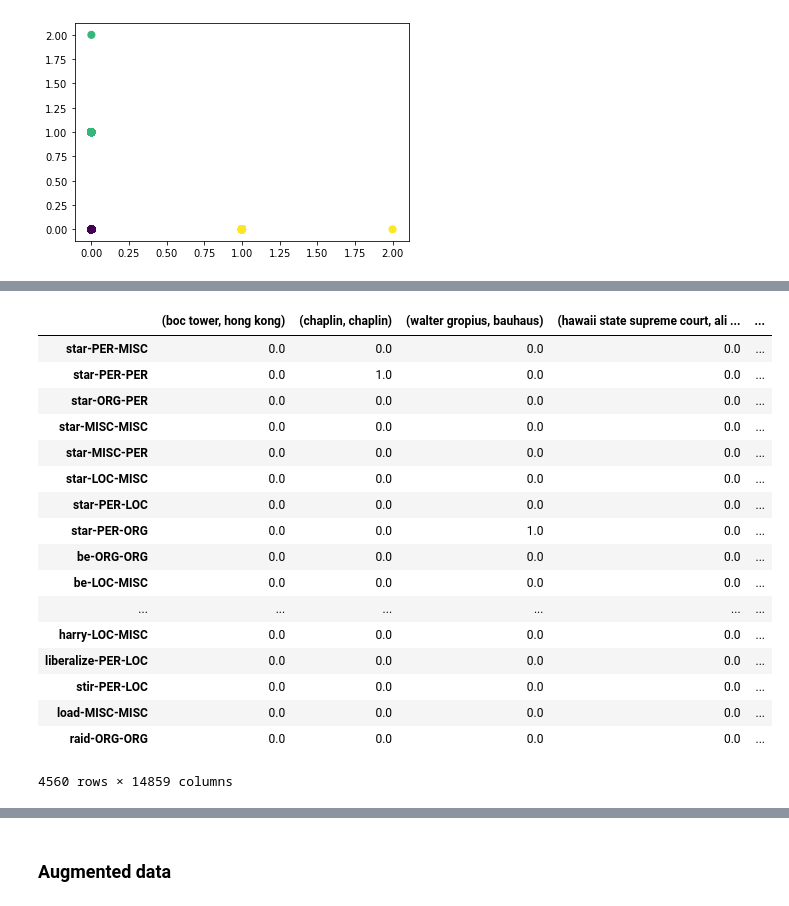
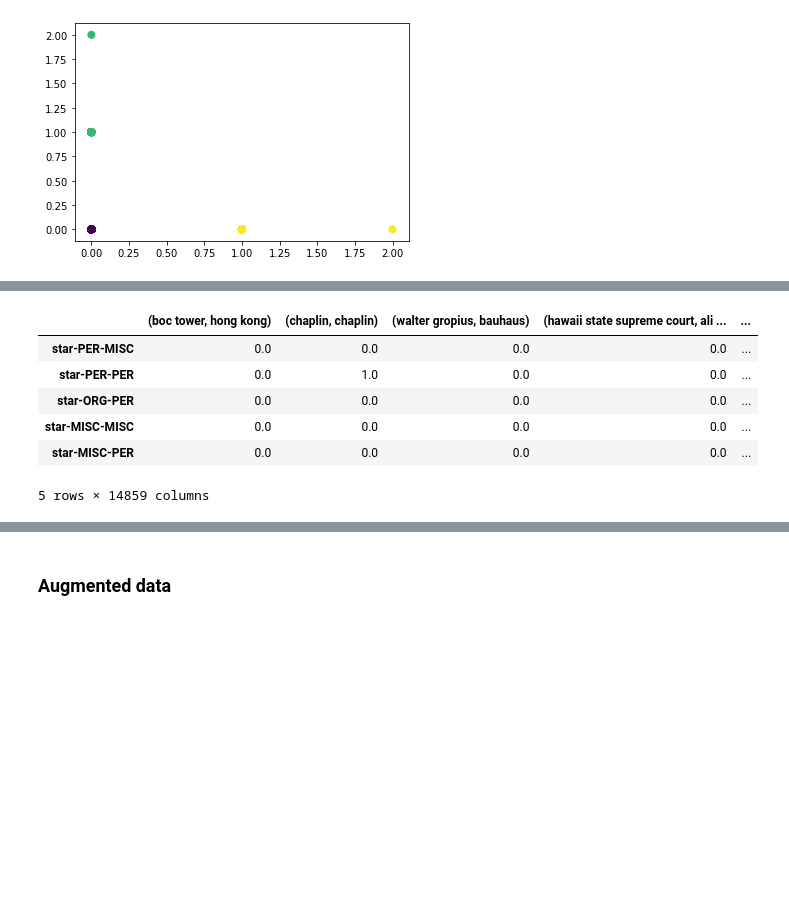
Before and after one commit to siebeniris/Combined_Distributional_and_Formal_Semantics, a Jupyter notebook: clustering.ipynb, the cells around one changed output, grey strips where cells are left out. Drawn from its saved outputs; the diff is of its cells as text; code cells hidden in the pictures; blank space fills up the shorter version.

```diff
--- a/clustering.ipynb
+++ b/clustering.ipynb
@@ -357,26 +268,15 @@ id2args
 # %%
 features_df = pd.DataFrame(features)
 features_df = features_df.rename(columns= id2args)
 features_df = features_df.rename(index= id2label)
-features_df
+features_df.head()
 # %% [output]
 |  | (boc tower, hong kong) | (chaplin, chaplin) | (walter gropius, bauhaus) | (hawaii state supreme court, ali ... | ... |
 | star-PER-MISC | 0.0 | 0.0 | 0.0 | 0.0 | ... |
 | star-PER-PER | 0.0 | 1.0 | 0.0 | 0.0 | ... |
 | star-ORG-PER | 0.0 | 0.0 | 0.0 | 0.0 | ... |
 | star-MISC-MISC | 0.0 | 0.0 | 0.0 | 0.0 | ... |
 | star-MISC-PER | 0.0 | 0.0 | 0.0 | 0.0 | ... |
-| star-LOC-MISC | 0.0 | 0.0 | 0.0 | 0.0 | ... |
-| star-PER-LOC | 0.0 | 0.0 | 0.0 | 0.0 | ... |
-| star-PER-ORG | 0.0 | 0.0 | 1.0 | 0.0 | ... |
-| be-ORG-ORG | 0.0 | 0.0 | 0.0 | 0.0 | ... |
-| be-LOC-MISC | 0.0 | 0.0 | 0.0 | 0.0 | ... |
-| ... | ... | ... | ... | ... | ... |
-| harry-LOC-MISC | 0.0 | 0.0 | 0.0 | 0.0 | ... |
-| liberalize-PER-LOC | 0.0 | 0.0 | 0.0 | 0.0 | ... |
-| stir-PER-LOC | 0.0 | 0.0 | 0.0 | 0.0 | ... |
-| load-MISC-MISC | 0.0 | 0.0 | 0.0 | 0.0 | ... |
-| raid-ORG-ORG | 0.0 | 0.0 | 0.0 | 0.0 | ... |
-4560 rows × 14859 columns
+5 rows × 14859 columns
 # %%
 features_df.describe()
```
Also changed, not shown: parts of 10 cells of this notebook.
